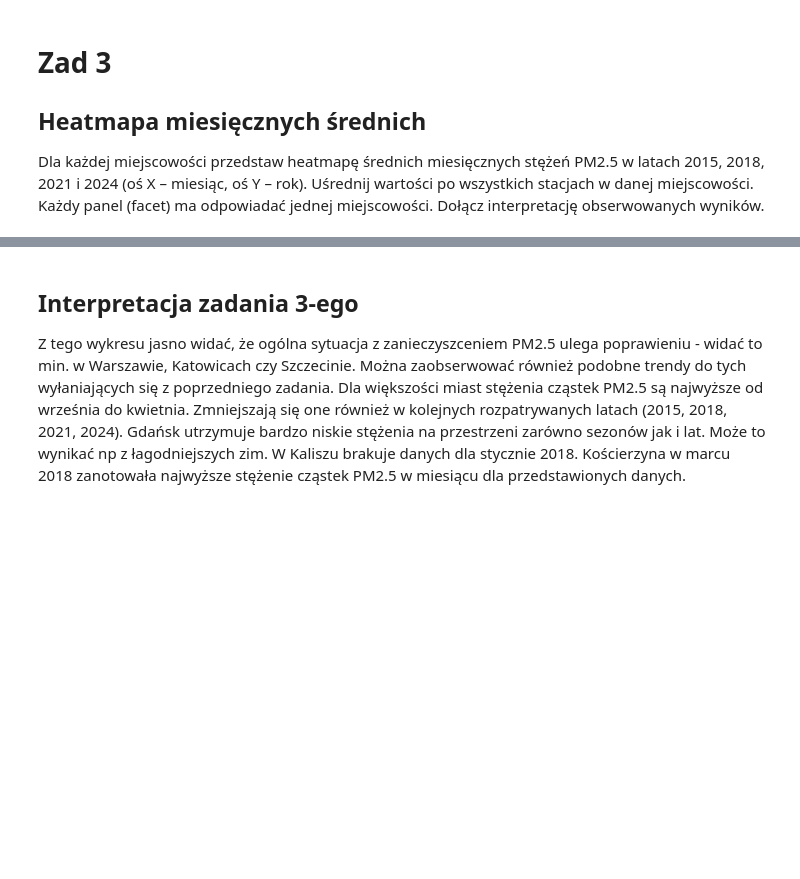
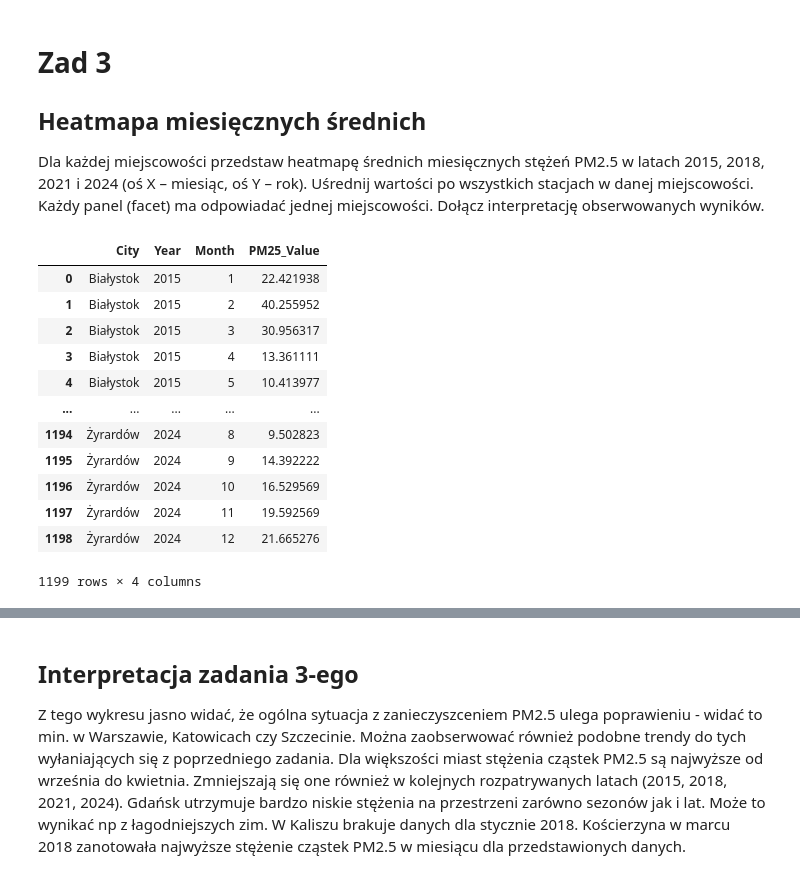
Before and after one commit to ejhuus/ZTP3_gr3, a Jupyter notebook: main.ipynb, the cells around one changed output, grey strips where cells are left out. Saved outputs shown, nothing was run; the diff lists cells and outputs as text; code cells hidden in the pictures; blank space fills up the shorter version.

```diff
--- a/main.ipynb
+++ b/main.ipynb
@@ -108,18 +136,20 @@ display(final_df.head())
 # %%
-# Przekształcamy dane do formatu 'long'
 df_stacked = final_df.stack(level=['City', 'Station_Code'])
 df_stacked.name = 'PM25_Value'
-
-city_monthly_avg = df_stacked.groupby(
-    [
-        df_stacked.index.get_level_values('City'),
-        df_stacked.index.get_level_values('Measurment').year,
-        df_stacked.index.get_level_values('Measurment').month
-    ]
-).mean()
-
-city_monthly_avg.index.names = ['City', 'Year', 'Month']
-city_monthly_avg = city_monthly_avg.reset_index()
-
-print("Średnie miesięczne dla miast:")
-display(city_monthly_avg.head())
+city_monthly_avg = group_cities_yearly_and_monthly(df_stacked)
+#Średnie miesięczne dla miast.
+display(city_monthly_avg)
+# %% [output]
+|  | City | Year | Month | PM25_Value |
+| 0 | Białystok | 2015 | 1 | 22.421938 |
+| 1 | Białystok | 2015 | 2 | 40.255952 |
+| 2 | Białystok | 2015 | 3 | 30.956317 |
+| 3 | Białystok | 2015 | 4 | 13.361111 |
+| 4 | Białystok | 2015 | 5 | 10.413977 |
+| ... | ... | ... | ... | ... |
+| 1194 | Żyrardów | 2024 | 8 | 9.502823 |
+| 1195 | Żyrardów | 2024 | 9 | 14.392222 |
+| 1196 | Żyrardów | 2024 | 10 | 16.529569 |
+| 1197 | Żyrardów | 2024 | 11 | 19.592569 |
+| 1198 | Żyrardów | 2024 | 12 | 21.665276 |
+1199 rows × 4 columns
```
Also changed, not shown: parts of 13 cells of this notebook, 3 other files.
